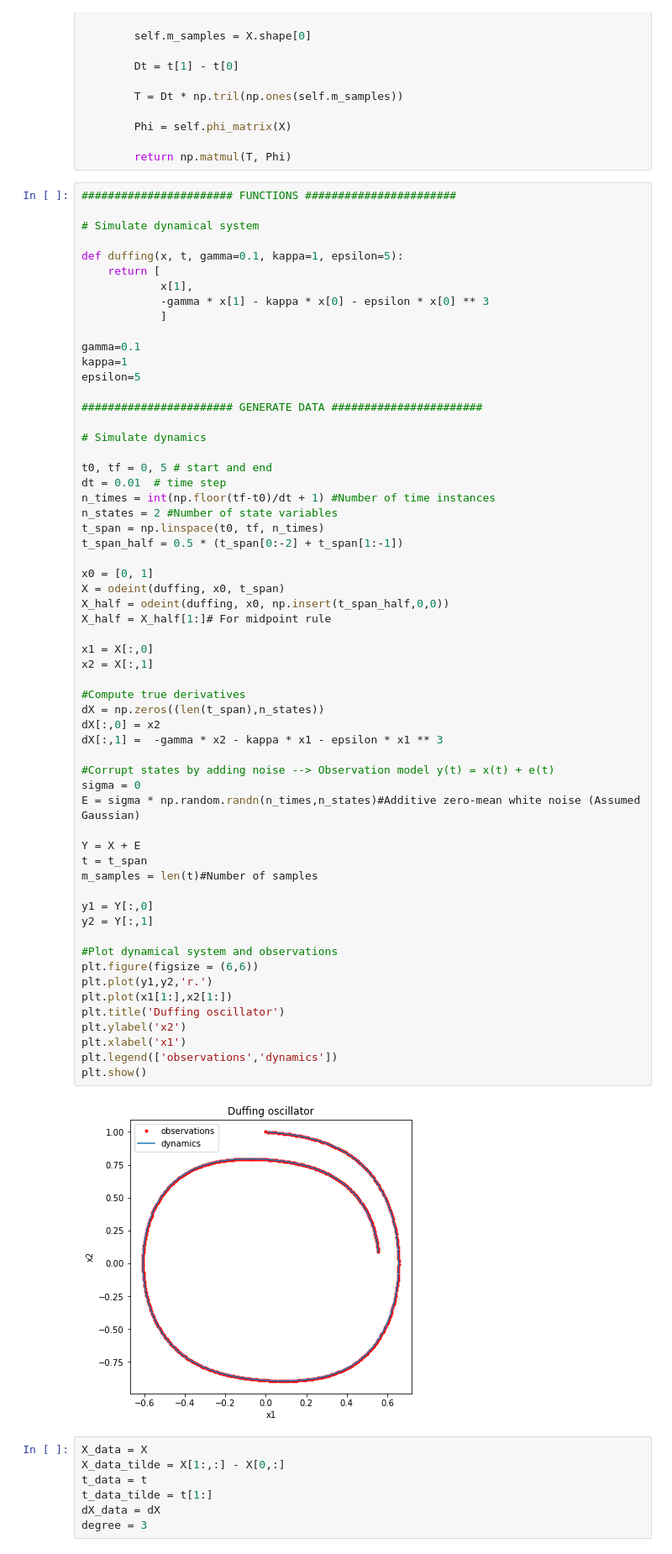
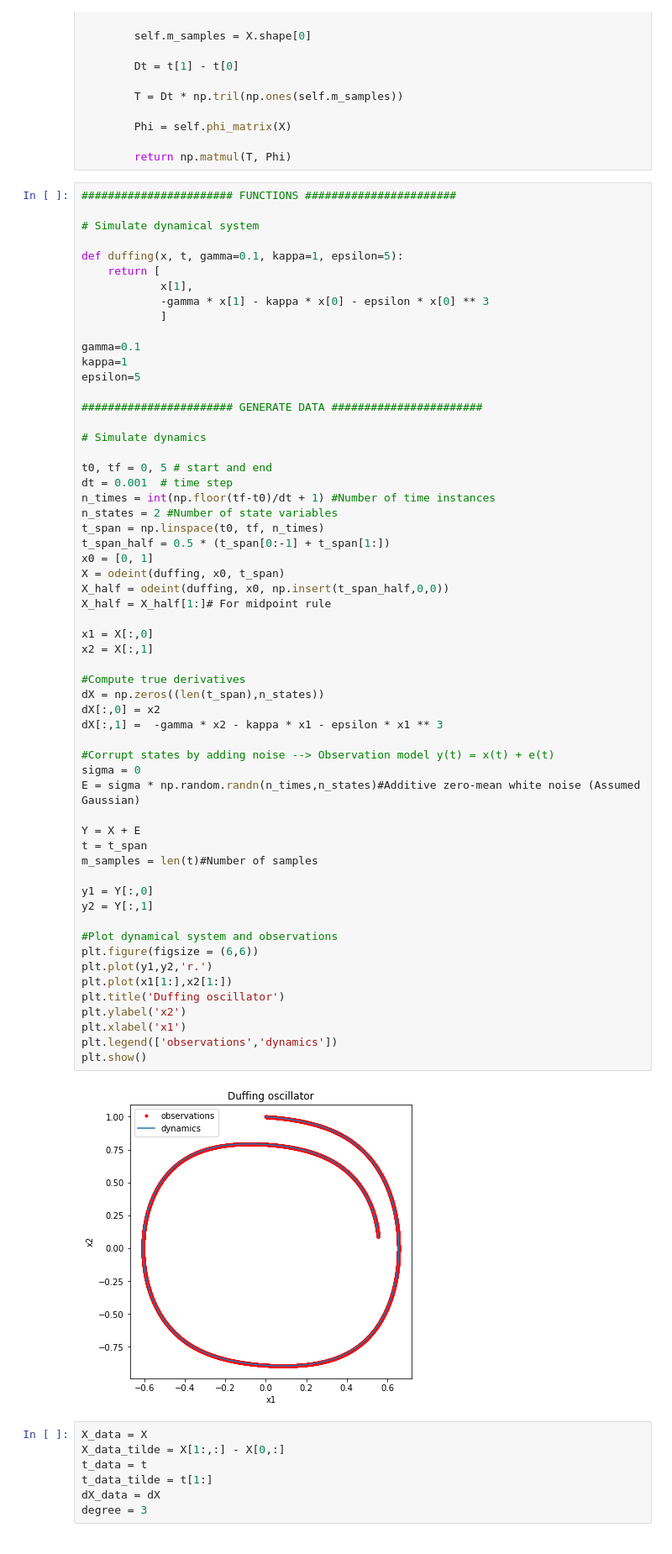
Before and after one commit to AlexCortiella/CU-Research, a Jupyter notebook: Python_Codes/Project_3_SparseReg_and_Ssplines/Project3/DynamicsBasis_class.ipynb, the cells around one changed output. Shown at 84% size. Saved outputs shown, nothing was run; the diff lists cells and outputs as text.

```diff
--- a/Python_Codes/Project_3_SparseReg_and_Ssplines/Project3/DynamicsBasis_class.ipynb
+++ b/Python_Codes/Project_3_SparseReg_and_Ssplines/Project3/DynamicsBasis_class.ipynb
@@ -108,12 +108,11 @@ epsilon=5
 # Simulate dynamics
 
 t0, tf = 0, 5 # start and end
-dt = 0.01  # time step
+dt = 0.001  # time step
 n_times = int(np.floor(tf-t0)/dt + 1) #Number of time instances
 n_states = 2 #Number of state variables
 t_span = np.linspace(t0, tf, n_times)
-t_span_half = 0.5 * (t_span[0:-2] + t_span[1:-1])
-
+t_span_half = 0.5 * (t_span[0:-1] + t_span[1:])
 x0 = [0, 1]
 X = odeint(duffing, x0, t_span)
 X_half = odeint(duffing, x0, np.insert(t_span_half,0,0))
@@ -121,34 +120,34 @@ X_half = X_half[1:]# For midpoint rule
 
 x1 = X[:,0]
 x2 = X[:,1]
 
 #Compute true derivatives
 dX = np.zeros((len(t_span),n_states))
 dX[:,0] = x2
 dX[:,1] =  -gamma * x2 - kappa * x1 - epsilon * x1 ** 3
 
 #Corrupt states by adding noise --> Observation model y(t) = x(t) + e(t)
 sigma = 0
 E = sigma * np.random.randn(n_times,n_states)#Additive zero-mean white noise (Assumed Gaussian)
 
 Y = X + E
 t = t_span
 m_samples = len(t)#Number of samples
 
 y1 = Y[:,0]
 y2 = Y[:,1]
 
 #Plot dynamical system and observations
 plt.figure(figsize = (6,6))
 plt.plot(y1,y2,'r.')
 plt.plot(x1[1:],x2[1:])
 plt.title('Duffing oscillator')
 plt.ylabel('x2')
 plt.xlabel('x1')
 plt.legend(['observations','dynamics'])
 plt.show()
 # %% [output]
-[figure, old version]
+[figure, new version]
 # %%
 X_data = X
 X_data_tilde = X[1:,:] - X[0,:]
```
Also changed, not shown: parts of 4 cells of this notebook, 1 other file.
